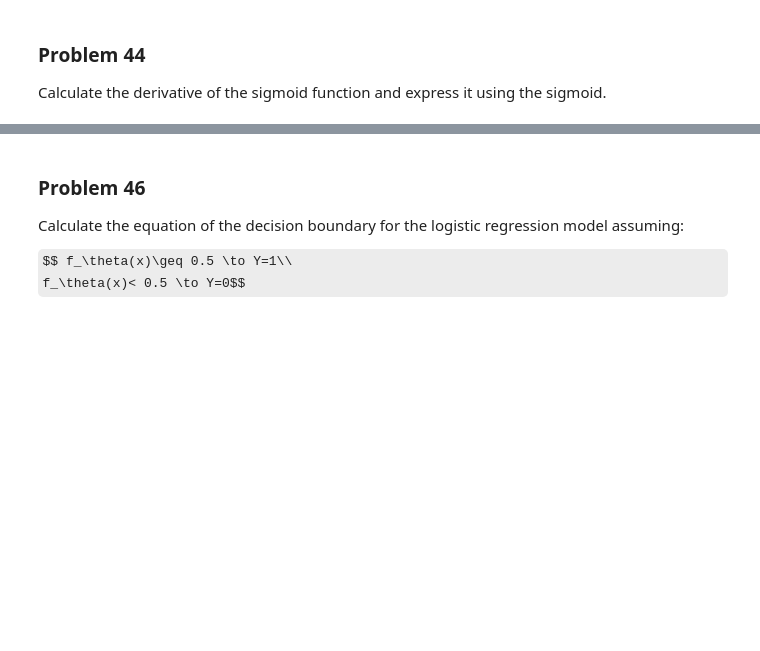
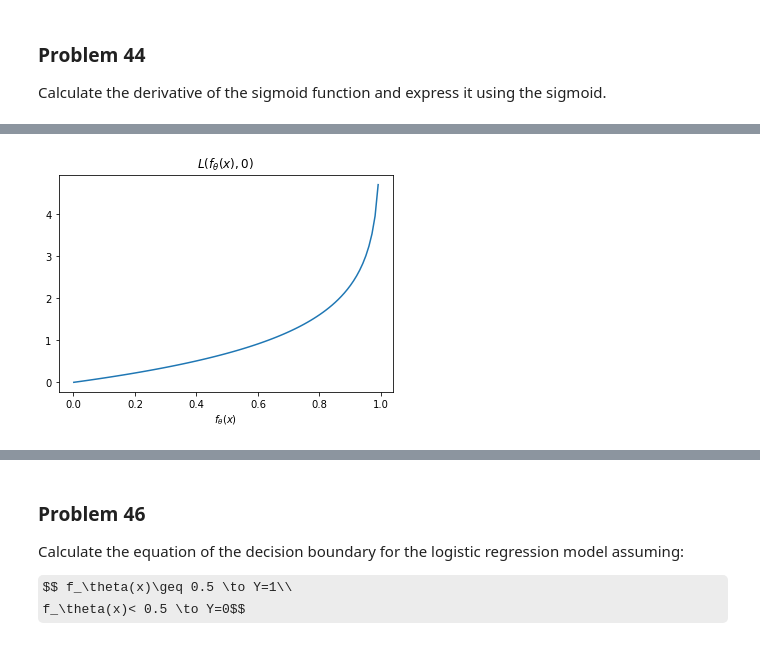
Before and after one commit to kmiec96/Modern-data-science, a Jupyter notebook: ML_2021_set6.ipynb, the cells around one changed output, grey strips where cells are left out. Cells and saved outputs as stored; diff of their text form; code cells hidden in the pictures; some formulas as TeX source; blank space fills up the shorter version.

```diff
--- a/ML_2021_set6.ipynb
+++ b/ML_2021_set6.ipynb
@@ -379,0 +396,13 @@ easy
+# %%
+def Loss(y):
+    fs= list(np.arange(0.001,1,0.01))
+    return (fs, [-y*np.log(f)-(1-y)*np.log(1-f) for f in fs])
+# %%
+y=0 #Y=0
+fs, L0 = Loss(y)
+plt.title(r'$L(f_{\theta}(x),0)$')
+plt.xlabel(r'$f_{\theta}(x)$')
+plt.plot(fs,L0)
+plt.show()
+# %% [output]
+[figure, added]
```
Also changed, not shown: parts of 9 cells of this notebook.
